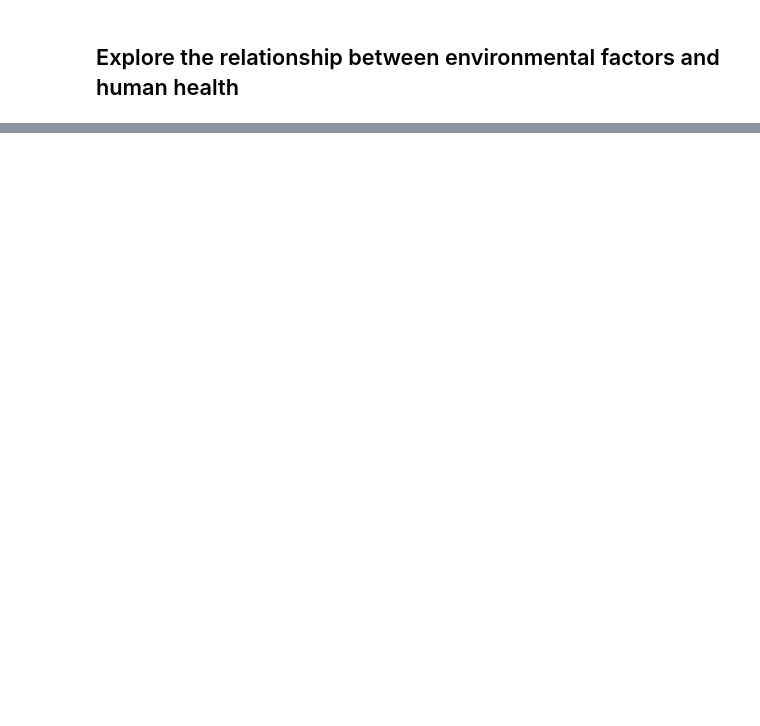
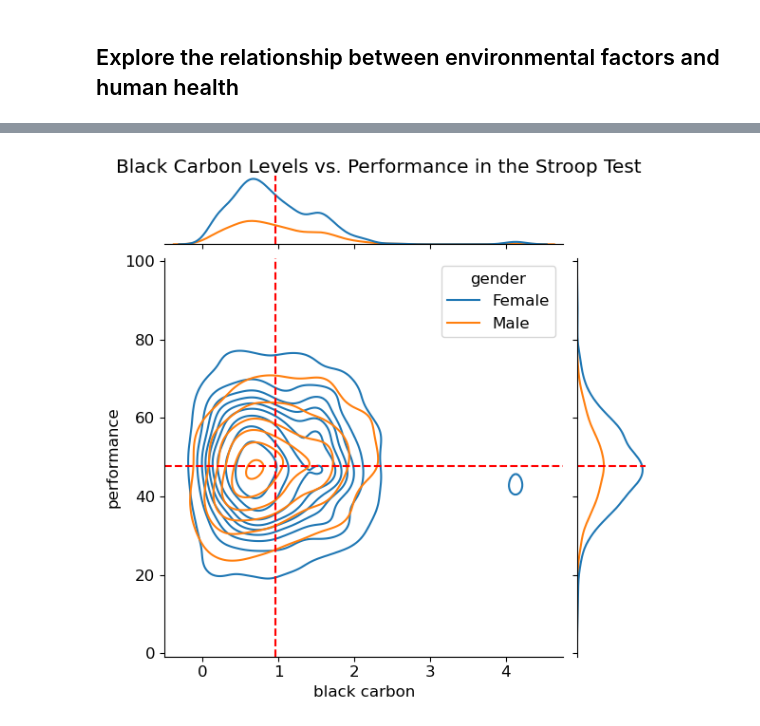
Before and after one commit to UCB-stat-159-s23/project-Group18, a Jupyter notebook: PollutantsVsWellbeing.ipynb, the cells around one changed output, grey strips where cells are left out. Cells and saved outputs as stored; diff of their text form; code cells hidden in the pictures; blank space fills up the shorter version.

```diff
--- a/PollutantsVsWellbeing.ipynb
+++ b/PollutantsVsWellbeing.ipynb
@@ -34,0 +47,9 @@ sns.lineplot(x=health_clean['no2'], y=ysmooth)
+# %%
+h=sns.jointplot(data = health_clean, x = 'black carbon', y = 'performance', kind = 'kde', hue='gender')
+h.refline(x=health_clean['black carbon'].mean(), y=health_clean['performance'].mean(), color='r')
+h.fig.suptitle("Black Carbon Levels vs. Performance in the Stroop Test")
+h.fig.subplots_adjust(top=0.95)
+
+plt.savefig('outputs/blackcarbon_vs_performance')
+# %% [output]
+[figure, added]
```
Also changed, not shown: parts of 8 cells of this notebook.
